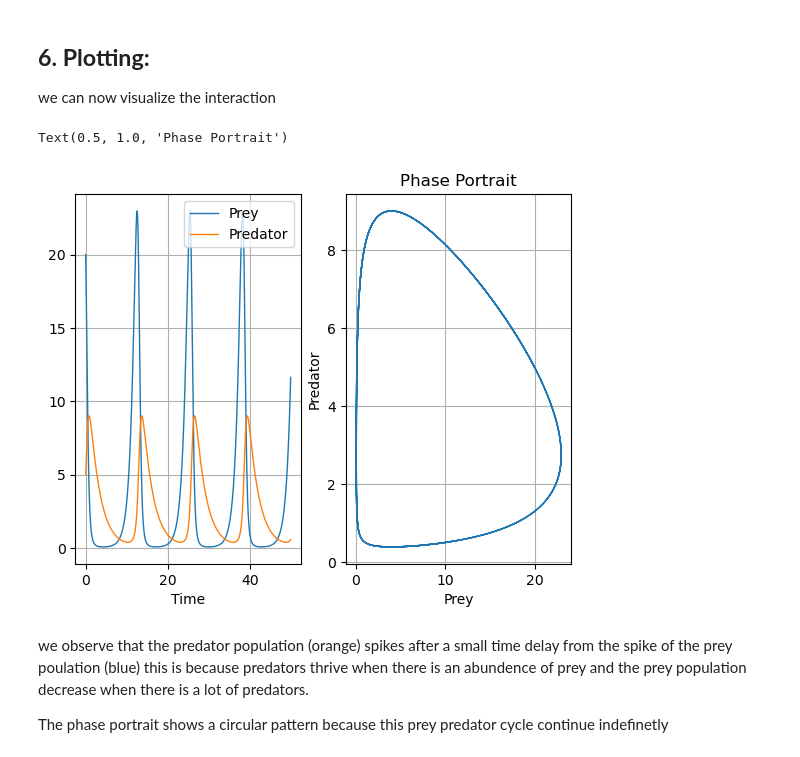
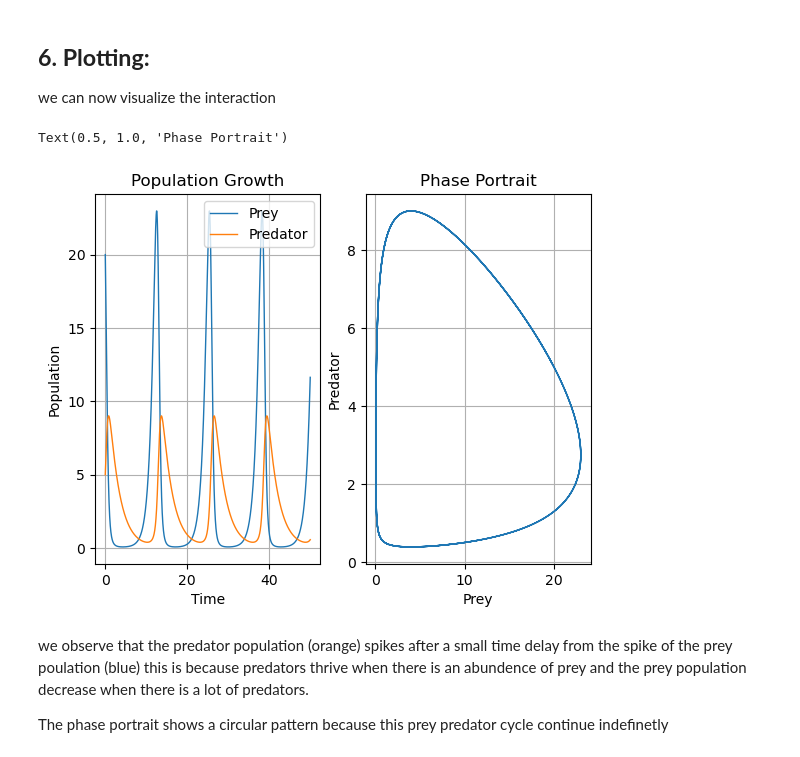
Before and after one commit to FaresAyadi055/Loktav-Volterra-equation-invasive-specie-effect-on-a-food-chain, a Jupyter notebook: Loktav-Volterra-equation-invasive-specie-effect-on-a-food-chain.ipynb, the cells around one changed output. Cells and saved outputs as stored; diff of their text form; code cells hidden in the pictures.

```diff
--- a/Loktav-Volterra-equation-invasive-specie-effect-on-a-food-chain.ipynb
+++ b/Loktav-Volterra-equation-invasive-specie-effect-on-a-food-chain.ipynb
@@ -121,20 +121,21 @@ we can now visualize the interaction
 # %%
 plt.subplot(1,2,1)
 plt.plot(t,x, label='Prey', linewidth=1)
 plt.plot(t,y, label='Predator', linewidth=1)
 plt.grid()
 plt.legend(loc = 'upper right')
 plt.xlabel('Time')
-
+plt.ylabel('Population')
+plt.title('Population Growth')
 plt.subplot(1,2,2)
 plt.plot(x,y, linewidth=1)
 plt.grid()
 plt.xlabel('Prey')
 plt.ylabel('Predator')
 plt.title('Phase Portrait')
 # %% [output]
 Text(0.5, 1.0, 'Phase Portrait')
-[figure, old version]
+[figure, new version]
 # %% [markdown]
 we observe that the predator population (orange) spikes after a small time delay from the spike of the prey poulation (blue) this is because predators thrive when there is an abundence of prey and the prey population decrease when there is a lot of predators.
 
```
Also changed, not shown: parts of 2 cells of this notebook.
